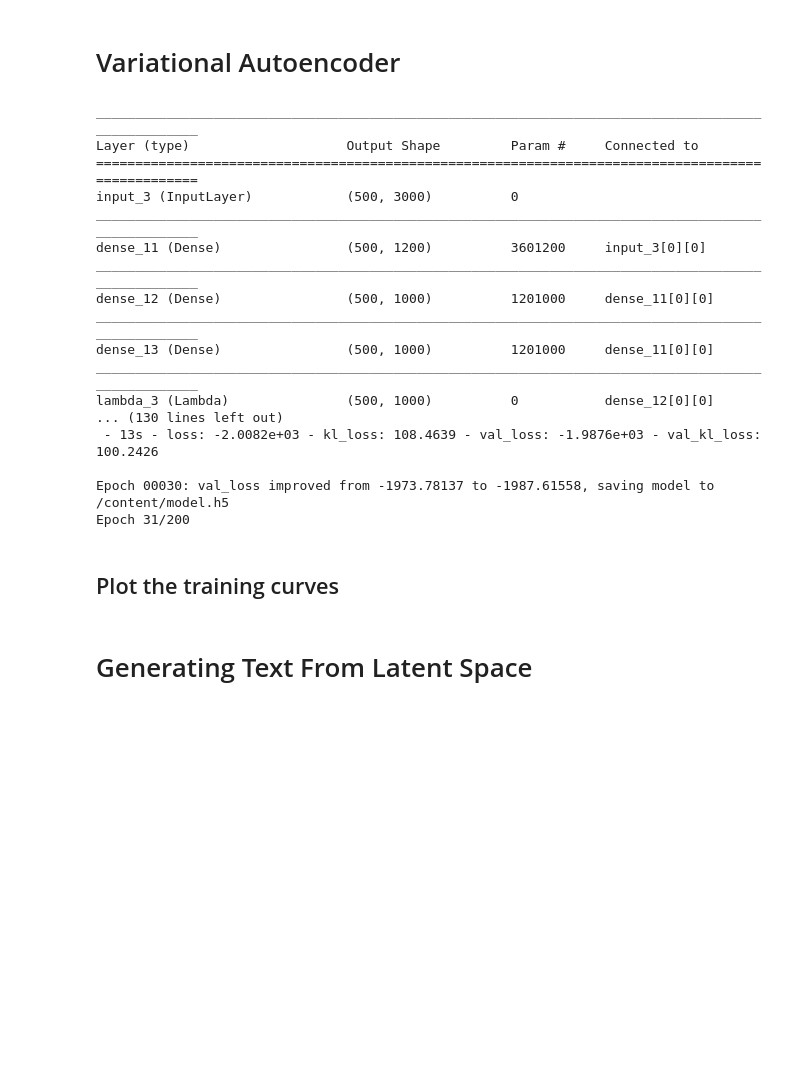
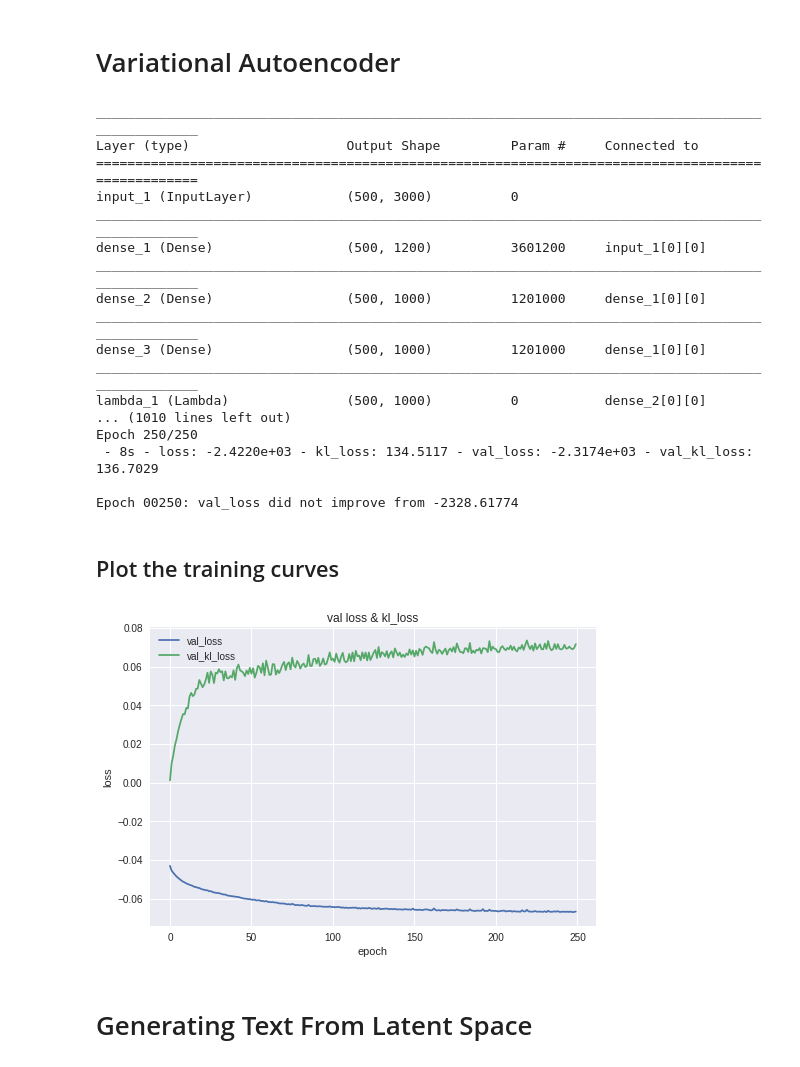
Before and after one commit to LanceNorskog/vae, a Jupyter notebook: vae_nlp__mscoco.ipynb, the cells around one changed output. Saved outputs shown, nothing was run; the diff lists cells and outputs as text; code cells hidden in the pictures; blank space fills up the shorter version.

```diff
--- a/vae_nlp__mscoco.ipynb
+++ b/vae_nlp__mscoco.ipynb
@@ -249,7 +269,7 @@ batch_size = 500
 original_dim = 3000
 latent_dim = 1000
 intermediate_dim = 1200
-epochs=200
+epochs=250
 epsilon_std = 1.0
 dist_weight = 1
 kl_weight = 1# 0.001
@@ -324,19 +344,20 @@ vae.summary()
 #checkpoint
 cp = [ModelCheckpoint(filepath="/content/model.h5", verbose=1, save_best_only=True)]
 
+print('Training with {} training samples, {} test samples'.format(len(train), len(test)))
 #train
-history = vae.fit_generator(generator(train, batch_size),
+if os.path.exists('/content/model.h5'):
+    vae.load_weights('/content/model.h5')
+    history = None
+else:
+    history = vae.fit_generator(generator(train, batch_size),
         shuffle=True,
         epochs=epochs,
         steps_per_epoch=len(train)/batch_size,
         validation_steps=len(test)/batch_size,
         verbose=2,
-        validation_data=generator(test, batch_size), callbacks=cp)
-#model.fit_generator(generate_arrays_from_file('/my_file.txt'),
-#                    steps_per_epoch=10000, epochs=10)
-
-for l in history.history.keys():
-    print(l)
+        validation_data=generator(test, batch_size),
+        callbacks=cp)
 
 # build a model to project inputs on the latent space
 encoder = Model(x, z_mean)
@@ -350,26 +371,32 @@ generator = Model(decoder_input, _x_decoded_mean)
 __________________________________________________________________________________________________
 Layer (type)                    Output Shape         Param #     Connected to
 ==================================================================================================
-input_3 (InputLayer)            (500, 3000)          0
+input_1 (InputLayer)            (500, 3000)          0
 __________________________________________________________________________________________________
-dense_11 (Dense)                (500, 1200)          3601200     input_3[0][0]
+dense_1 (Dense)                 (500, 1200)          3601200     input_1[0][0]
 __________________________________________________________________________________________________
-dense_12 (Dense)                (500, 1000)          1201000     dense_11[0][0]
+dense_2 (Dense)                 (500, 1000)          1201000     dense_1[0][0]
 __________________________________________________________________________________________________
-dense_13 (Dense)                (500, 1000)          1201000     dense_11[0][0]
+dense_3 (Dense)                 (500, 1000)          1201000     dense_1[0][0]
 __________________________________________________________________________________________________
-lambda_3 (Lambda)               (500, 1000)          0           dense_12[0][0]
-... (130 lines left out)
- - 13s - loss: -2.0082e+03 - kl_loss: 108.4639 - val_loss: -1.9876e+03 - val_kl_loss: 100.2426
+lambda_1 (Lambda)               (500, 1000)          0           dense_2[0][0]
+... (1010 lines left out)
+Epoch 250/250
+ - 8s - loss: -2.4220e+03 - kl_loss: 134.5117 - val_loss: -2.3174e+03 - val_kl_loss: 136.7029
 
-Epoch 00030: val_loss improved from -1973.78137 to -1987.61558, saving model to /content/model.h5
-Epoch 31/200
+Epoch 00250: val_loss did not improve from -2328.61774
 # %% [markdown]
 ## Plot the training curves
 # %%
-plt.plot(history.history['val_kl_loss'])
-plt.title('val loss')
-plt.ylabel('loss')
-plt.xlabel('epoch')
-plt.legend(['val_loss'], loc='upper left')
-plt.show()
+import sklearn.preprocessing as skprep
+
+if history != None:
+    plt.plot(skprep.normalize([history.history['val_loss']])[0])
+    plt.plot(skprep.normalize([history.history['val_kl_loss']])[0])
+    plt.title('val loss & kl_loss')
+    plt.ylabel('loss')
+    plt.xlabel('epoch')
+    plt.legend(['val_loss', 'val_kl_loss'], loc='upper left')
+    plt.show()
+# %% [output]
+[figure, added]
```
Also changed, not shown: parts of 27 cells of this notebook.
